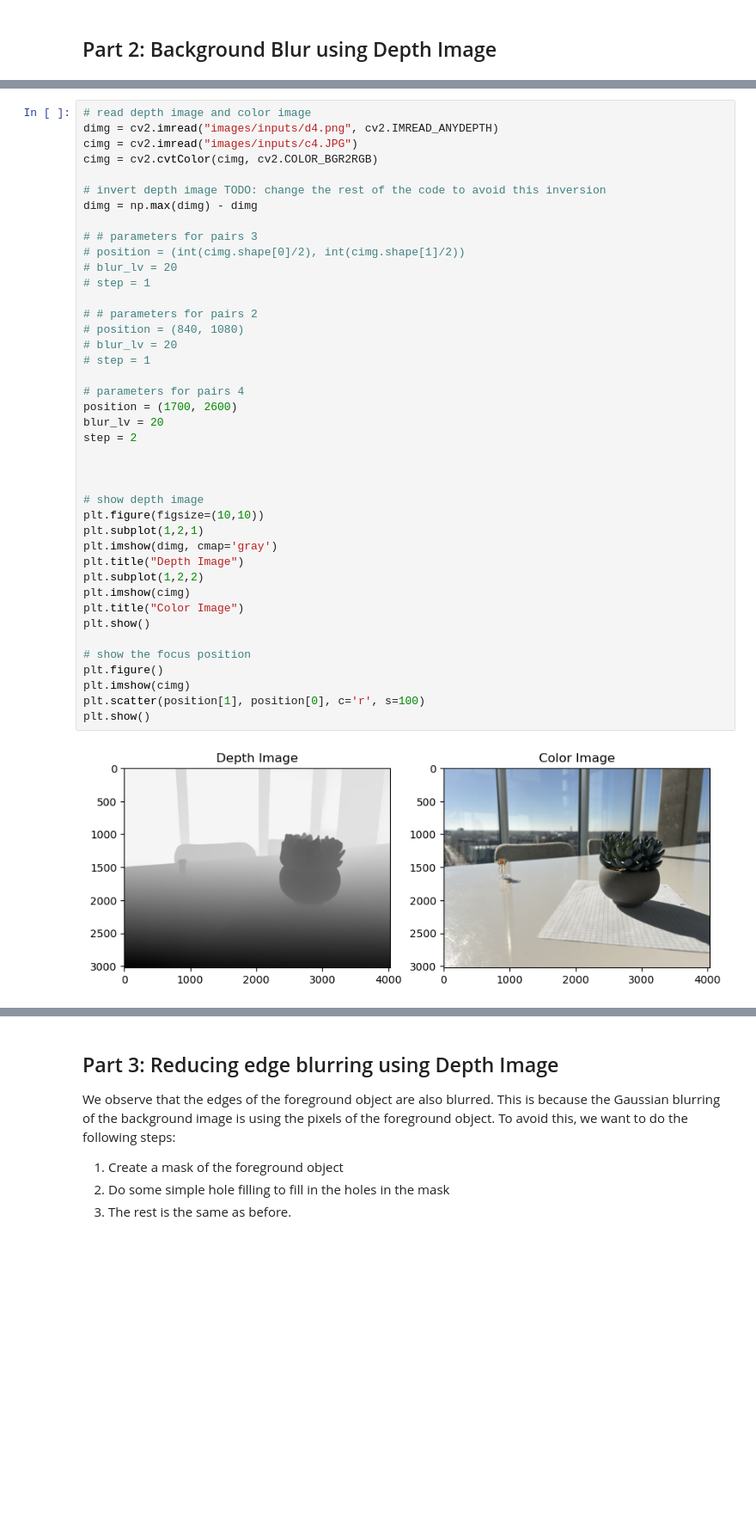
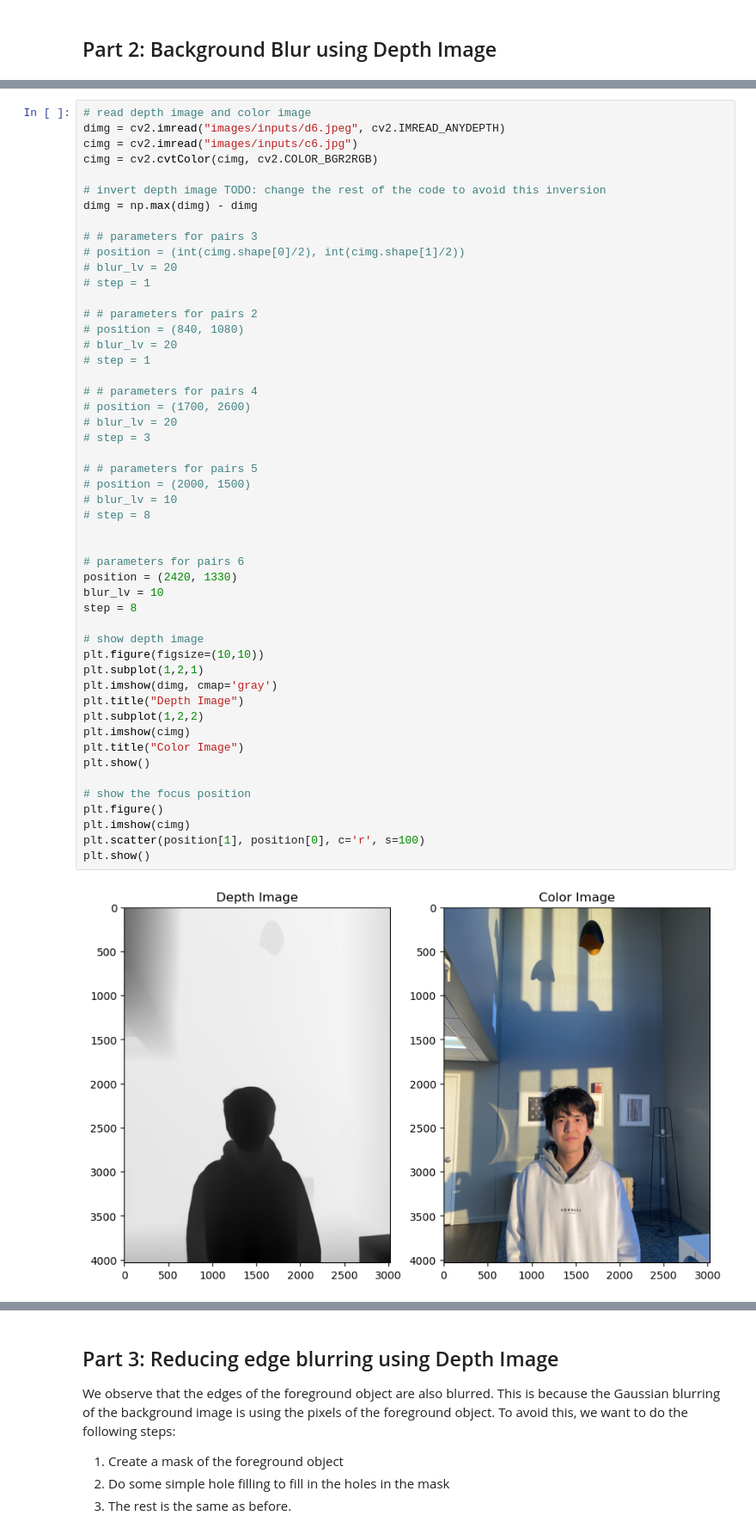
Before and after one commit to MingzhongSun/-cs-445-Monocular-Depth-Estimation-for-Minecraft, a Jupyter notebook: background_blur.ipynb, the cells around one changed output, grey strips where cells are left out. Shown at 86% size. Drawn from its saved outputs; the diff is of its cells as text; blank space fills up the shorter version.

```diff
--- a/background_blur.ipynb
+++ b/background_blur.ipynb
@@ -74,7 +93,7 @@ def blur_background(dimg, cimg, pos, blur_lv=5, step=1):
 # %%
 # read depth image and color image
-dimg = cv2.imread("images/inputs/d4.png", cv2.IMREAD_ANYDEPTH)
-cimg = cv2.imread("images/inputs/c4.JPG")
+dimg = cv2.imread("images/inputs/d6.jpeg", cv2.IMREAD_ANYDEPTH)
+cimg = cv2.imread("images/inputs/c6.jpg")
 cimg = cv2.cvtColor(cimg, cv2.COLOR_BGR2RGB)
 
 # invert depth image TODO: change the rest of the code to avoid this inversion
@@ -82,35 +101,44 @@ dimg = np.max(dimg) - dimg
 
 # # parameters for pairs 3
 # position = (int(cimg.shape[0]/2), int(cimg.shape[1]/2))
 # blur_lv = 20
 # step = 1
 
 # # parameters for pairs 2
 # position = (840, 1080)
 # blur_lv = 20
 # step = 1
 
-# parameters for pairs 4
-position = (1700, 2600)
-blur_lv = 20
-step = 2
+# # parameters for pairs 4
+# position = (1700, 2600)
+# blur_lv = 20
+# step = 3
+
+# # parameters for pairs 5
+# position = (2000, 1500)
+# blur_lv = 10
+# step = 8
 
 
+# parameters for pairs 6
+position = (2420, 1330)
+blur_lv = 10
+step = 8
 
 # show depth image
 plt.figure(figsize=(10,10))
 plt.subplot(1,2,1)
 plt.imshow(dimg, cmap='gray')
 plt.title("Depth Image")
 plt.subplot(1,2,2)
 plt.imshow(cimg)
 plt.title("Color Image")
 plt.show()
 
 # show the focus position
 plt.figure()
 plt.imshow(cimg)
 plt.scatter(position[1], position[0], c='r', s=100)
 plt.show()
 # %% [output]
-[figure, old version]
+[figure, new version]
```
Also changed, not shown: parts of 10 cells of this notebook, 6 other files.
